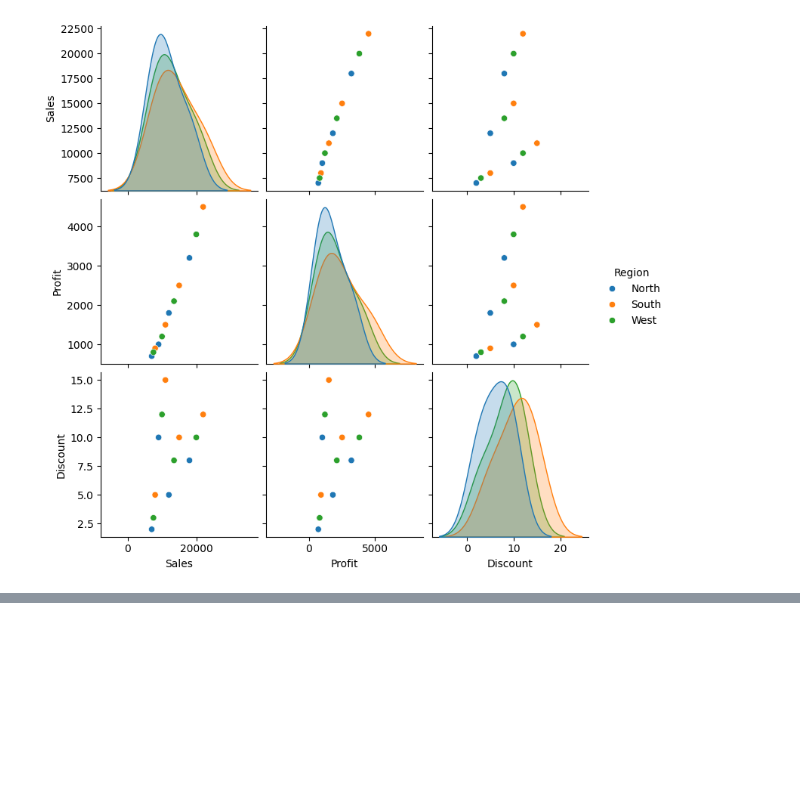
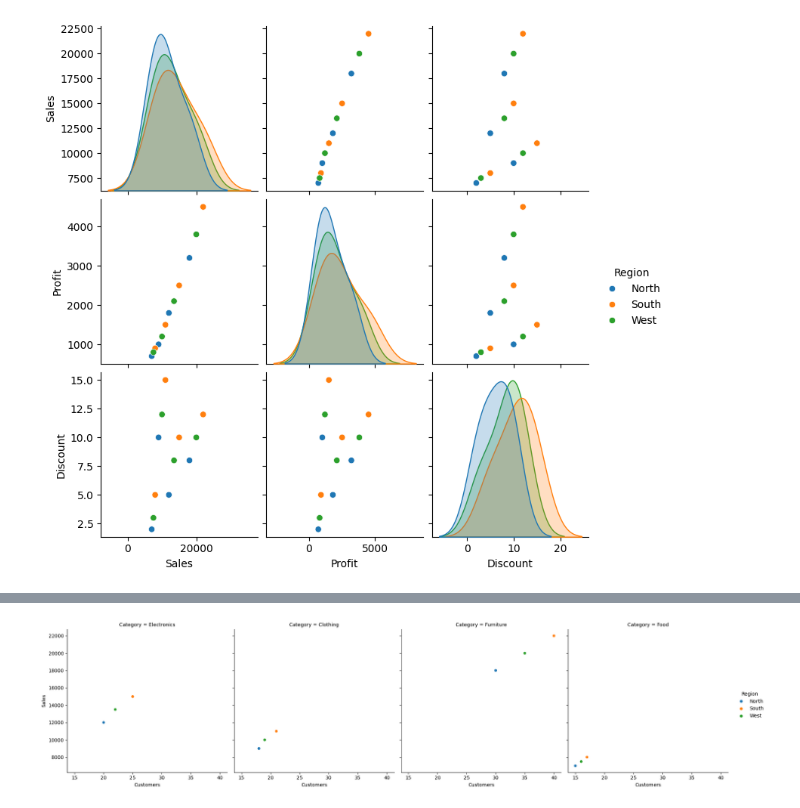
Before and after one commit to ivaibhavpawar1045/Python-Data-Analytics, a Jupyter notebook: 35_Advanced_Seaborn_Visualization/practice.ipynb, the cells around one changed output, grey strips where cells are left out. Saved outputs shown, nothing was run; the diff lists cells and outputs as text; code cells hidden in the pictures; blank space fills up the shorter version.

```diff
--- a/35_Advanced_Seaborn_Visualization/practice.ipynb
+++ b/35_Advanced_Seaborn_Visualization/practice.ipynb
@@ -101,0 +129,14 @@ plt.show()
+# %%
+# Create a relational plot comparing Customers vs Sales, colored by Region and split into panels by Category
+sns.relplot(
+    data=sales_data,
+    x="Customers",
+    y="Sales",
+    hue="Region",
+    col="Category",
+    kind="scatter"
+)
+
+plt.show()
+# %% [output]
+[figure, added]
```
Also changed, not shown: parts of 3 cells of this notebook.
